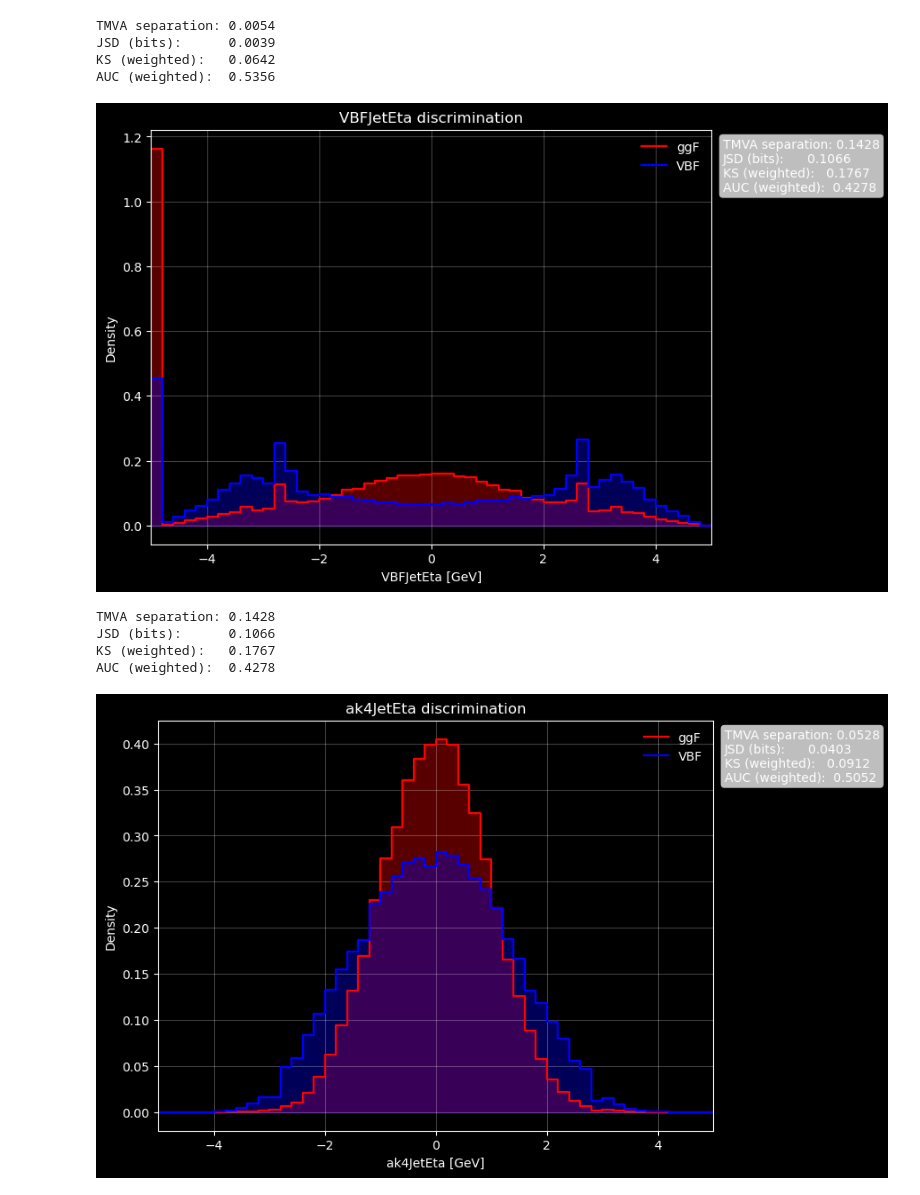
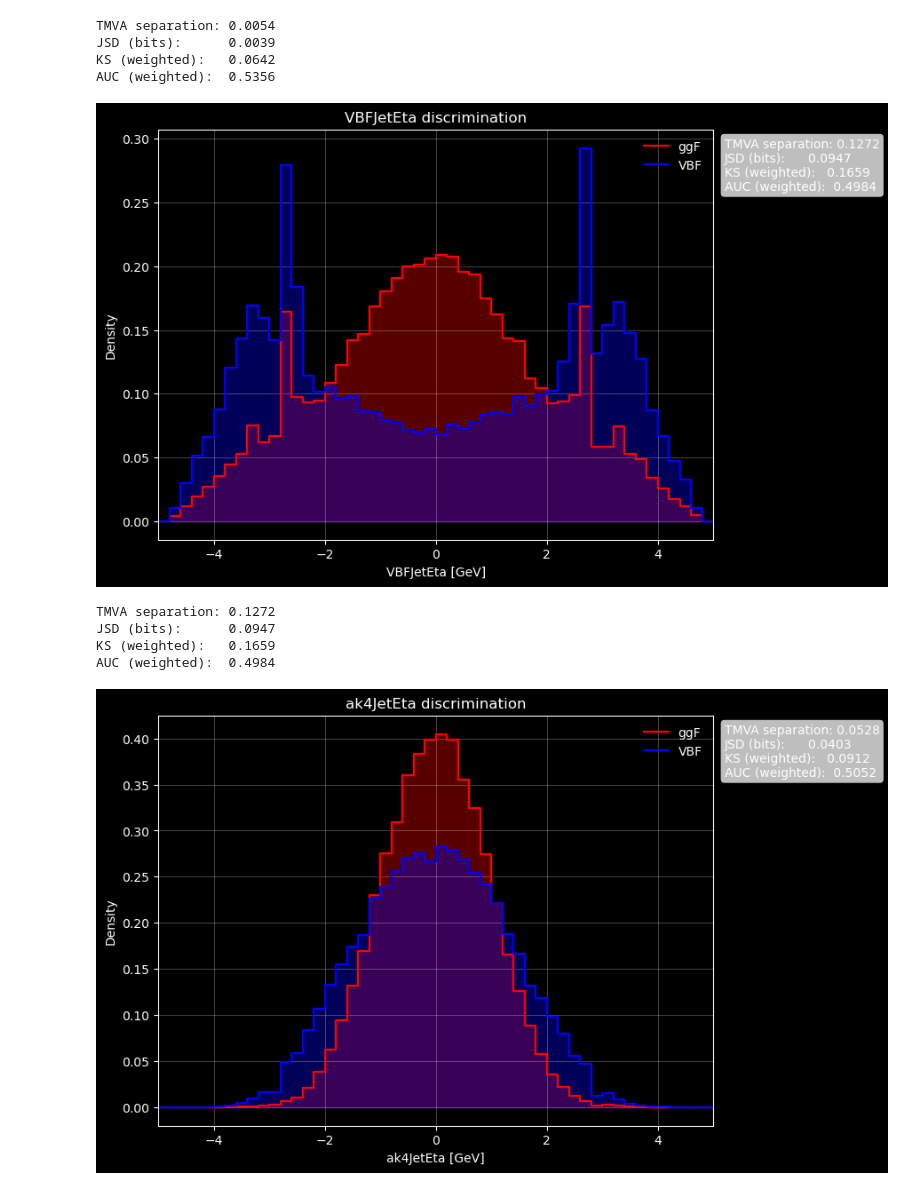
Before and after one commit to ArghyaDas112358/bbtautau, a Jupyter notebook: src/bbtautau/postprocessing/VBF_ggF.ipynb, the cells around one changed output. Cells and saved outputs as stored; diff of their text form; code cells hidden in the pictures.

```diff
--- a/src/bbtautau/postprocessing/VBF_ggF.ipynb
+++ b/src/bbtautau/postprocessing/VBF_ggF.ipynb
@@ -590,14 +590,24 @@ def auc_weighted(x_s, w_s, x_b, w_b):
 def plot_with_metrics(
     dfS, dfB, variable, weight_col=('weight', 0),
     colorS='C0', colorB='C1',
+    cuts=None,
     bins=50, xlim=None, ylim=None, density=False,
     labelS="Signal", labelB="Background",
     xlabel=None, title=None, alpha=0.35, logy=False,
     add_flows=True
 ):
     # data
-    xS, wS = _sanitize(dfS[variable], dfS[weight_col])
-    xB, wB = _sanitize(dfB[variable], dfB[weight_col])
+    if cuts == None:
+        xS, wS = _sanitize(dfS[variable], dfS[weight_col])
+        xB, wB = _sanitize(dfB[variable], dfB[weight_col])
+    else:
+        assert len(cuts) == 2
+        maskS =  (dfS[variable] > cuts[0]) & (dfS[variable] < cuts[1])
+        maskB =  (dfB[variable] > cuts[0]) & (dfB[variable] < cuts[1])
+
+        xS, wS = _sanitize(dfS[variable][maskS], dfS[weight_col][maskS])
+        xB, wB = _sanitize(dfB[variable][maskB], dfB[weight_col][maskB])
+
 
     # edges
     edges = _make_edges(xS, xB, bins=bins, xlim=xlim)
@@ -764,20 +774,22 @@ AUC (weighted):  0.5356
 # %%
 plot_with_metrics(
     dfS=df_ggF_sm, dfB=df_vbf_sm,
-    variable=('VBFJetEta', 0),
     weight_col=('weight', 0),
     colorS='red', colorB='blue',
+    labelS="ggF", labelB="VBF",
+
+    cuts=(-5, 5),
     bins=50, xlim=(-5, 5), density=True,
-    labelS="ggF", labelB="VBF",
+    variable=('VBFJetEta', 0),
     xlabel="VBFJetEta [GeV]",
     title="VBFJetEta discrimination",
 )
 # %% [output]
-[figure, old version]
+[figure, new version]
-TMVA separation: 0.1428
-JSD (bits):      0.1066
-KS (weighted):   0.1767
-AUC (weighted):  0.4278
+TMVA separation: 0.1272
+JSD (bits):      0.0947
+KS (weighted):   0.1659
+AUC (weighted):  0.4984
 # %%
 plot_with_metrics(
     dfS=df_ggF_sm, dfB=df_vbf_sm,
```
Also changed, not shown: parts of 1 cell of this notebook, 1 other file.
